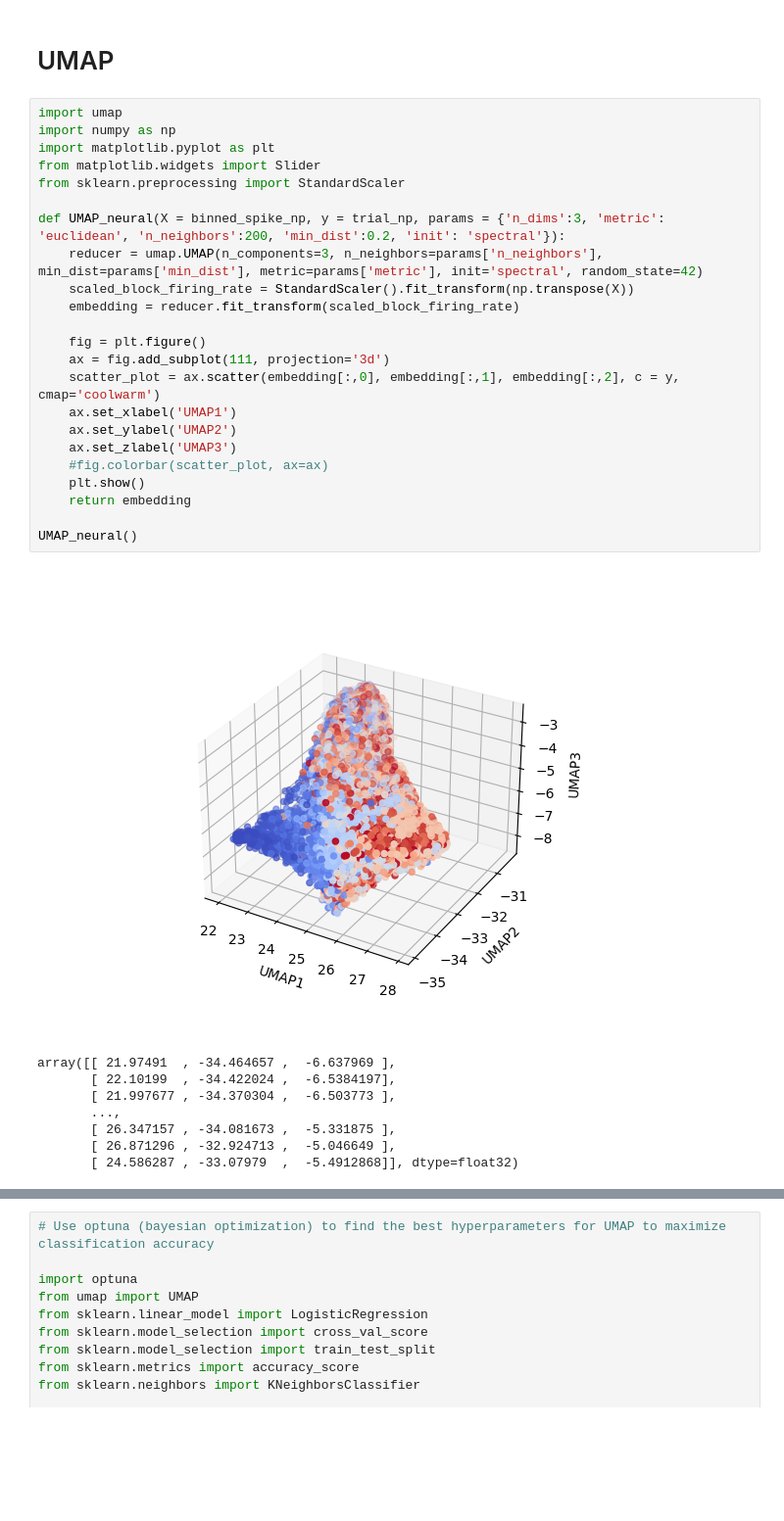
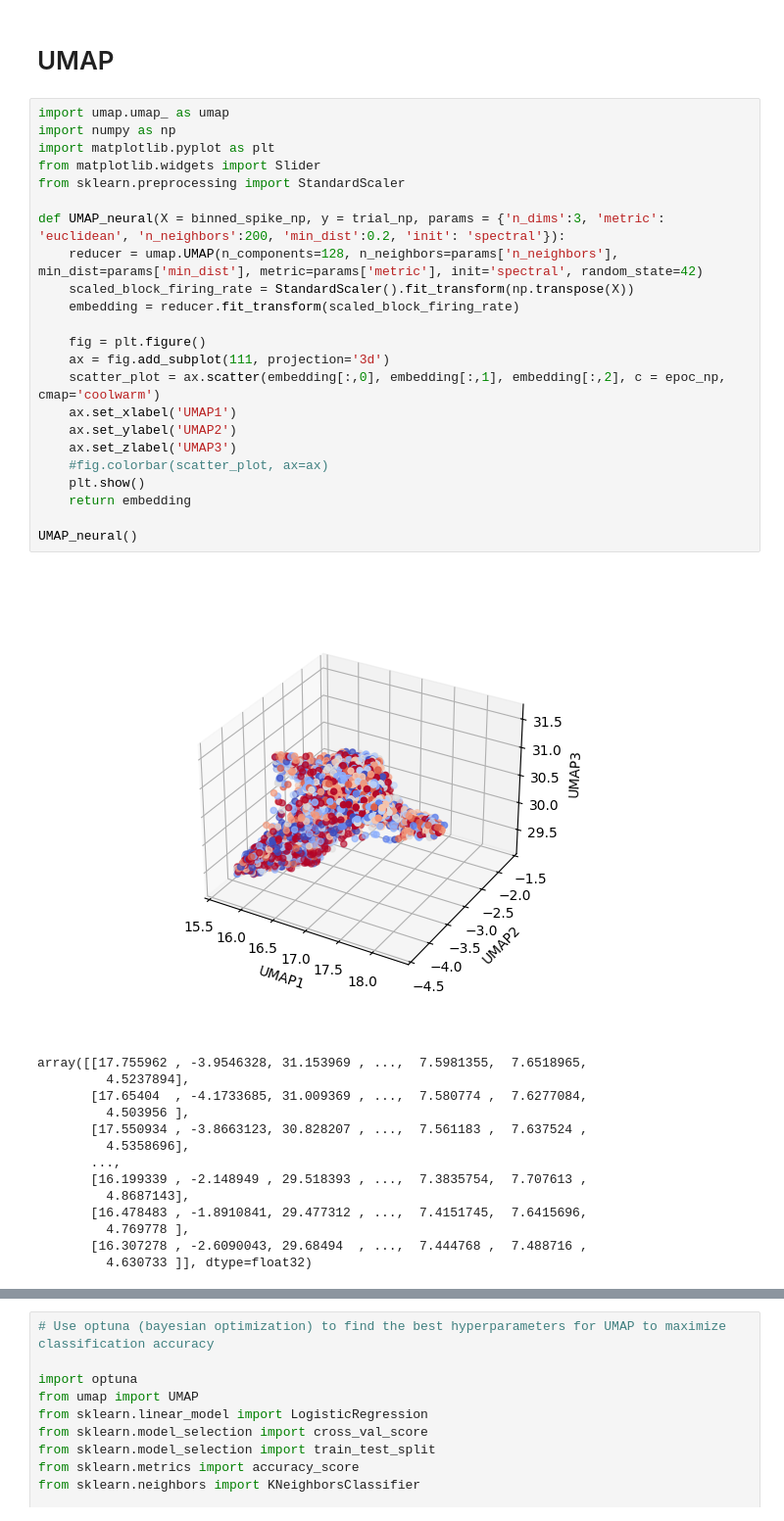
Before and after one commit to hoffman-lab/BrainHacks24-NeuralManifolds, a Jupyter notebook: brainhack_example.ipynb, the cells around one changed output, grey strips where cells are left out. Shown at 98% size. Cells and saved outputs as stored; diff of their text form; blank space fills up the shorter version.

```diff
--- a/brainhack_example.ipynb
+++ b/brainhack_example.ipynb
@@ -247,34 +240,40 @@ print("Classification accuracy for remote/recent:", score)
 # %% [markdown]
 # UMAP
 # %%
-import umap
+import umap.umap_ as umap
 import numpy as np
 import matplotlib.pyplot as plt
 from matplotlib.widgets import Slider
 from sklearn.preprocessing import StandardScaler
 
 def UMAP_neural(X = binned_spike_np, y = trial_np, params = {'n_dims':3, 'metric': 'euclidean', 'n_neighbors':200, 'min_dist':0.2, 'init': 'spectral'}):
-    reducer = umap.UMAP(n_components=3, n_neighbors=params['n_neighbors'], min_dist=params['min_dist'], metric=params['metric'], init='spectral', random_state=42)
+    reducer = umap.UMAP(n_components=128, n_neighbors=params['n_neighbors'], min_dist=params['min_dist'], metric=params['metric'], init='spectral', random_state=42)
     scaled_block_firing_rate = StandardScaler().fit_transform(np.transpose(X))
     embedding = reducer.fit_transform(scaled_block_firing_rate)
 
     fig = plt.figure()
     ax = fig.add_subplot(111, projection='3d')
-    scatter_plot = ax.scatter(embedding[:,0], embedding[:,1], embedding[:,2], c = y, cmap='coolwarm')
+    scatter_plot = ax.scatter(embedding[:,0], embedding[:,1], embedding[:,2], c = epoc_np, cmap='coolwarm')
     ax.set_xlabel('UMAP1')
     ax.set_ylabel('UMAP2')
     ax.set_zlabel('UMAP3')
     #fig.colorbar(scatter_plot, ax=ax)
     plt.show()
     return embedding
 
 UMAP_neural()
 # %% [output]
-[figure, old version]
+[figure, new version]
-array([[ 21.97491  , -34.464657 ,  -6.637969 ],
-       [ 22.10199  , -34.422024 ,  -6.5384197],
-       [ 21.997677 , -34.370304 ,  -6.503773 ],
+array([[17.755962 , -3.9546328, 31.153969 , ...,  7.5981355,  7.6518965,
+         4.5237894],
+       [17.65404  , -4.1733685, 31.009369 , ...,  7.580774 ,  7.6277084,
+         4.503956 ],
+       [17.550934 , -3.8663123, 30.828207 , ...,  7.561183 ,  7.637524 ,
+         4.5358696],
        ...,
-       [ 26.347157 , -34.081673 ,  -5.331875 ],
-       [ 26.871296 , -32.924713 ,  -5.046649 ],
-       [ 24.586287 , -33.07979  ,  -5.4912868]], dtype=float32)
+       [16.199339 , -2.148949 , 29.518393 , ...,  7.3835754,  7.707613 ,
+         4.8687143],
+       [16.478483 , -1.8910841, 29.477312 , ...,  7.4151745,  7.6415696,
+         4.769778 ],
+       [16.307278 , -2.6090043, 29.68494  , ...,  7.444768 ,  7.488716 ,
+         4.630733 ]], dtype=float32)
```
Also changed, not shown: parts of 7 cells of this notebook.
